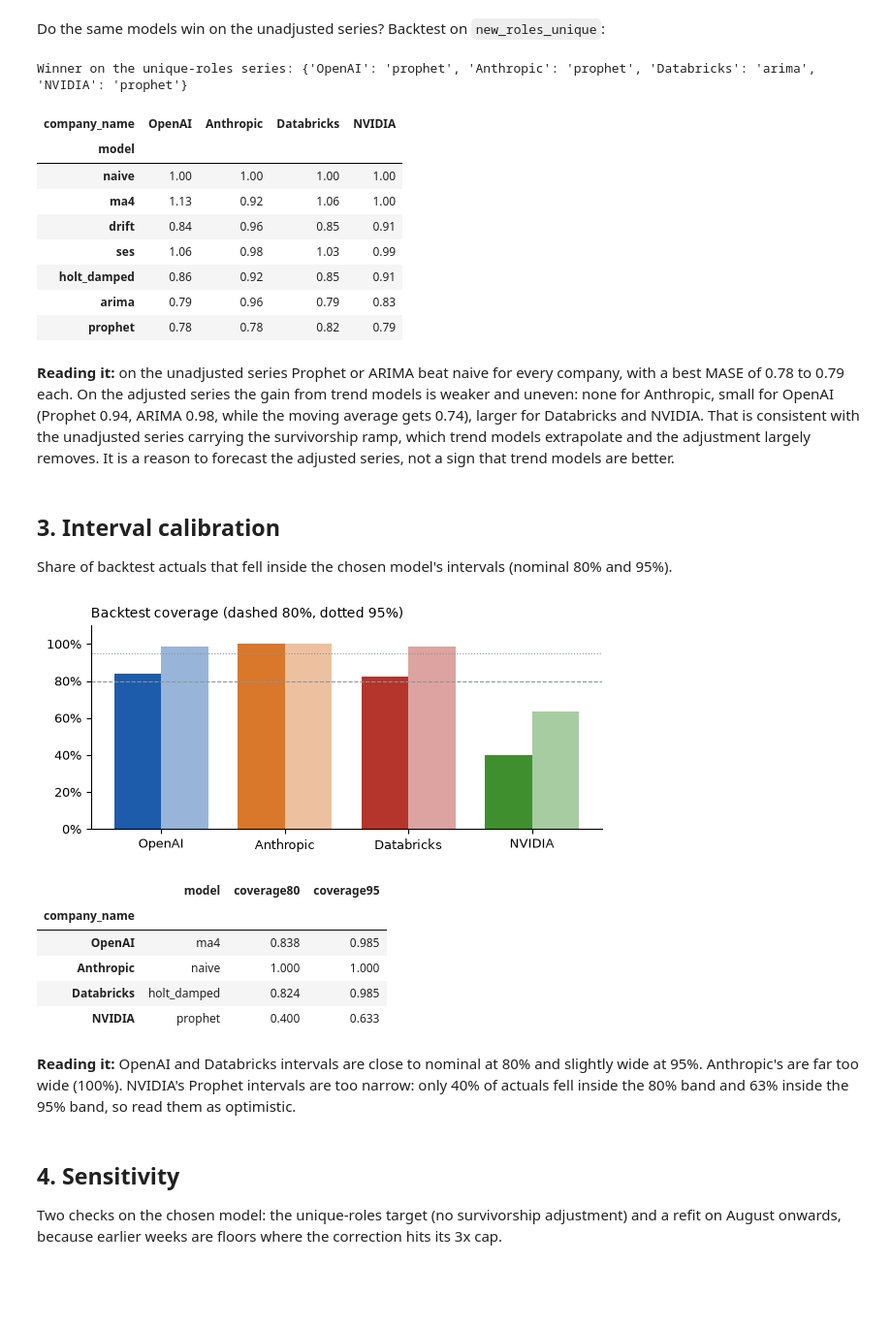
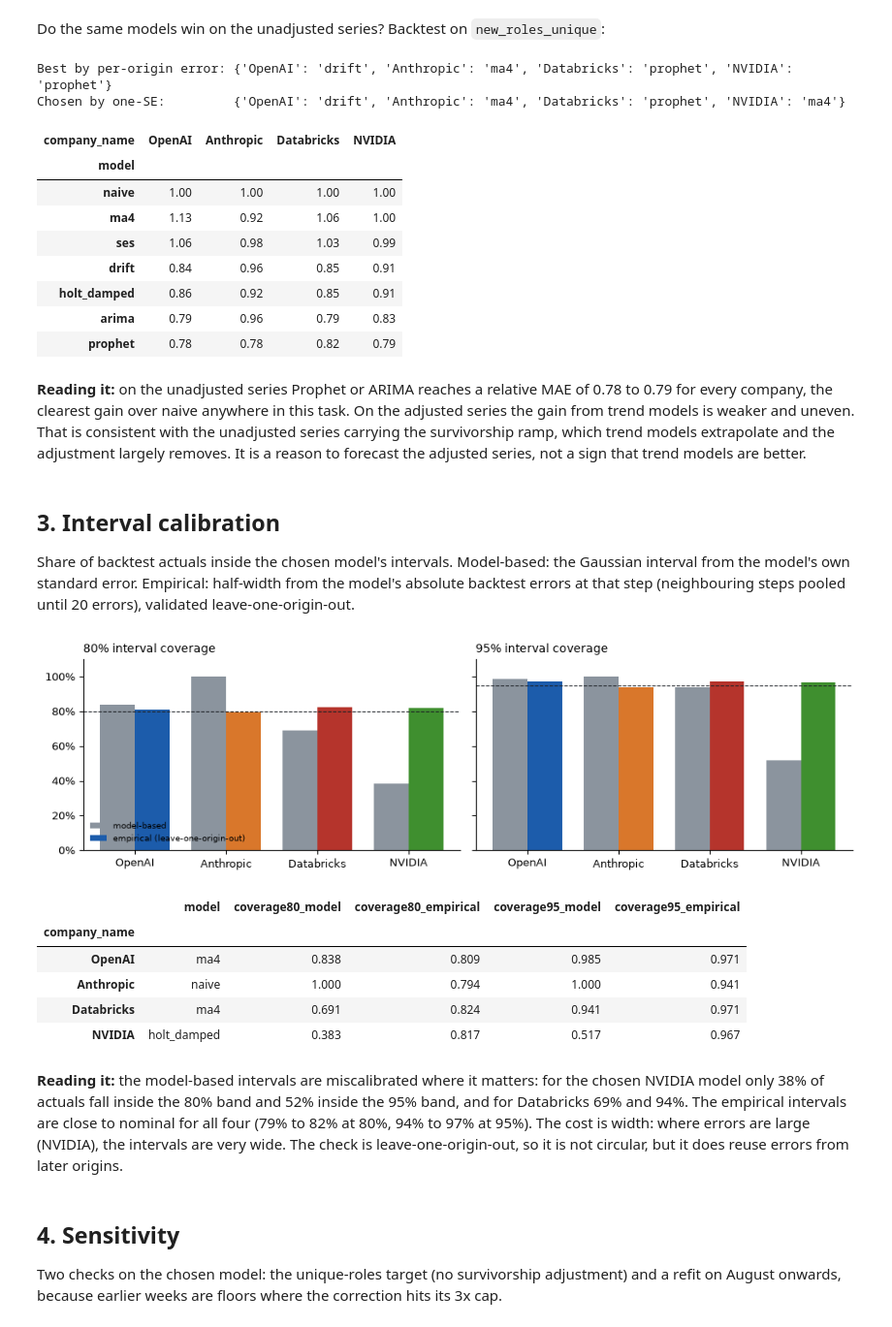
Before and after one commit to abdulhaquemohammed/competitor-demand-prediction, a Jupyter notebook: notebooks/07_forecasting.ipynb, the cells around one changed output. Shown at 97% size. Saved outputs shown, nothing was run; the diff lists cells and outputs as text; code cells hidden in the pictures; blank space fills up the shorter version.

```diff
--- a/notebooks/07_forecasting.ipynb
+++ b/notebooks/07_forecasting.ipynb
@@ -16,8 +16,8 @@ cc = pd.read_csv(P + "forecast_crosscheck.csv")
 ORDER = ["OpenAI", "Anthropic", "Databricks", "NVIDIA"]
 COLOR = {"OpenAI": "#1c5cab", "Anthropic": "#d9772b", "Databricks": "#b5342c", "NVIDIA": "#3f8f2f"}
 GREY = "#8b949e"
-MODELS = ["naive", "ma4", "drift", "ses", "holt_damped", "arima", "prophet"]
+MODELS = ["naive", "ma4", "ses", "drift", "holt_damped", "arima", "prophet"]      # fixed simplicity order
 plt.rcParams.update({"axes.spines.top": False, "axes.spines.right": False, "font.size": 9})
 chosen = bt[(bt.target == "adjusted") & bt.chosen].set_index("company_name")
-chosen[["model", "mae", "mase", "beats_naive", "coverage80", "coverage95", "n_origins"]].reindex(ORDER)
+chosen[["model", "mae", "rel_mae", "origin_mae", "origin_mae_se", "n_origins"]].reindex(ORDER)
 # %% [output]
@@ -81,0 +57,16 @@ m.round(2)
+# %%
+a = bt[bt.target == "adjusted"].set_index(["company_name", "model"])
+fig, axes = plt.subplots(1, 4, figsize=(13, 3.4), sharey=False)
+for ax, c in zip(axes, ORDER):
+    d = a.loc[c].reindex(MODELS)
+    ax.errorbar(range(len(MODELS)), d.origin_mae, yerr=d.origin_mae_se, fmt="o", color=COLOR[c], capsize=3, ms=5)
+    ax.axhline(d.one_se_threshold.iloc[0], color=GREY, ls="--", lw=.9)
+    j = MODELS.index(chosen.loc[c, "model"]); ax.plot(j, d.origin_mae.iloc[j], marker="*", ms=16, color="#1f2328", ls="")
+    ax.set_xticks(range(len(MODELS)), MODELS, rotation=60, fontsize=8)
+    ax.set_title(c, loc="left", fontsize=10, color=COLOR[c], fontweight="bold")
+axes[0].set_ylabel("mean abs error per origin (roles/week)")
+fig.suptitle("Backtest error by model (one SE; dashed = best + 1 SE; star = chosen)", x=0.01, ha="left", fontsize=11)
+plt.tight_layout(); plt.show()
+m = a.reset_index().pivot(index="model", columns="company_name", values="rel_mae").reindex(MODELS)[ORDER]
+print("Relative MAE (backtest MAE / naive backtest MAE on the same origins and steps; below 1 beats naive)")
+m.round(2)
@@ -82,46 +87,51 @@ m.round(2)
 # %% [markdown]
 Do the same models win on the unadjusted series? Backtest on `new_roles_unique`:
 # %%
-mu = bt[bt.target == "unique"].pivot(index="model", columns="company_name", values="mase").reindex(MODELS)[ORDER]
-print("Winner on the unique-roles series:", bt[(bt.target == "unique") & bt.chosen].set_index("company_name").model.reindex(ORDER).to_dict())
+mu = bt[bt.target == "unique"].pivot(index="model", columns="company_name", values="rel_mae").reindex(MODELS)[ORDER]
+print("Best by per-origin error:", bt[(bt.target == "unique") & bt.best_model].set_index("company_name").model.reindex(ORDER).to_dict())
+print("Chosen by one-SE:        ", bt[(bt.target == "unique") & bt.chosen].set_index("company_name").model.reindex(ORDER).to_dict())
 mu.round(2)
 # %% [output]
-Winner on the unique-roles series: {'OpenAI': 'prophet', 'Anthropic': 'prophet', 'Databricks': 'arima', 'NVIDIA': 'prophet'}
+Best by per-origin error: {'OpenAI': 'drift', 'Anthropic': 'ma4', 'Databricks': 'prophet', 'NVIDIA': 'prophet'}
+Chosen by one-SE:         {'OpenAI': 'drift', 'Anthropic': 'ma4', 'Databricks': 'prophet', 'NVIDIA': 'ma4'}
 | company_name | OpenAI | Anthropic | Databricks | NVIDIA |
 | model |  |  |  |  |
 | naive | 1.00 | 1.00 | 1.00 | 1.00 |
 | ma4 | 1.13 | 0.92 | 1.06 | 1.00 |
+| ses | 1.06 | 0.98 | 1.03 | 0.99 |
 | drift | 0.84 | 0.96 | 0.85 | 0.91 |
-| ses | 1.06 | 0.98 | 1.03 | 0.99 |
 | holt_damped | 0.86 | 0.92 | 0.85 | 0.91 |
 | arima | 0.79 | 0.96 | 0.79 | 0.83 |
 | prophet | 0.78 | 0.78 | 0.82 | 0.79 |
 # %% [markdown]
-**Reading it:** on the unadjusted series Prophet or ARIMA beat naive for every company, with a best MASE of 0.78 to 0.79 each. On the adjusted series the gain from trend models is weaker and uneven: none for Anthropic, small for OpenAI (Prophet 0.94, ARIMA 0.98, while the moving average gets 0.74), larger for Databricks and NVIDIA. That is consistent with the unadjusted series carrying the survivorship ramp, which trend models extrapolate and the adjustment largely removes. It is a reason to forecast the adjusted series, not a sign that trend models are better.
+**Reading it:** on the unadjusted series Prophet or ARIMA reaches a relative MAE of 0.78 to 0.79 for every company, the clearest gain over naive anywhere in this task. On the adjusted series the gain from trend models is weaker and uneven. That is consistent with the unadjusted series carrying the survivorship ramp, which trend models extrapolate and the adjustment largely removes. It is a reason to forecast the adjusted series, not a sign that trend models are better.
-# %% [markdown]
-## 3. Interval calibration
-
-Share of backtest actuals that fell inside the chosen model's intervals (nominal 80% and 95%).
+# %% [markdown]
+## 3. Interval calibration
+
+Share of backtest actuals inside the chosen model's intervals. Model-based: the Gaussian interval from the model's own standard error. Empirical: half-width from the model's absolute backtest errors at that step (neighbouring steps pooled until 20 errors), validated leave-one-origin-out.
 # %%
-cal = chosen.loc[ORDER, ["model", "coverage80", "coverage95"]]
-fig, ax = plt.subplots(figsize=(6, 2.8)); x = np.arange(4); w = .38
-ax.bar(x - w/2, cal.coverage80, w, color=[COLOR[c] for c in ORDER], label="80% interval")
-ax.bar(x + w/2, cal.coverage95, w, color=[COLOR[c] for c in ORDER], alpha=.45, label="95% interval")
-ax.axhline(.8, color=GREY, ls="--", lw=.8); ax.axhline(.95, color=GREY, ls=":", lw=.8)
-ax.set_xticks(x, ORDER); ax.yaxis.set_major_formatter(lambda v, _: f"{v:.0%}"); ax.set_ylim(0, 1.1)
-ax.set_title("Backtest coverage (dashed 80%, dotted 95%)", loc="left", fontsize=10)
+c = chosen.loc[ORDER]
+fig, axes = plt.subplots(1, 2, figsize=(10, 3), sharey=True)
+for ax, lvl in zip(axes, ("80", "95")):
+    x = np.arange(4); w = .38
+    ax.bar(x - w/2, c[f"coverage{lvl}_model"], w, color=GREY, label="model-based")
+    ax.bar(x + w/2, c[f"coverage{lvl}_empirical"], w, color=[COLOR[k] for k in ORDER], label="empirical (leave-one-origin-out)")
+    ax.axhline(int(lvl) / 100, color="#1f2328", ls="--", lw=.8)
+    ax.set_xticks(x, ORDER); ax.yaxis.set_major_formatter(lambda v, _: f"{v:.0%}"); ax.set_ylim(0, 1.1)
+    ax.set_title(f"{lvl}% interval coverage", loc="left", fontsize=10)
+axes[0].legend(frameon=False, fontsize=7, loc="lower left")
 plt.tight_layout(); plt.show()
-cal
+c[["model", "coverage80_model", "coverage80_empirical", "coverage95_model", "coverage95_empirical"]]
 # %% [output]
-[figure, old version]
+[figure, new version]
-|  | model | coverage80 | coverage95 |
-| company_name |  |  |  |
-| OpenAI | ma4 | 0.838 | 0.985 |
-| Anthropic | naive | 1.000 | 1.000 |
-| Databricks | holt_damped | 0.824 | 0.985 |
-| NVIDIA | prophet | 0.400 | 0.633 |
+|  | model | coverage80_model | coverage80_empirical | coverage95_model | coverage95_empirical |
+| company_name |  |  |  |  |  |
+| OpenAI | ma4 | 0.838 | 0.809 | 0.985 | 0.971 |
+| Anthropic | naive | 1.000 | 0.794 | 1.000 | 0.941 |
+| Databricks | ma4 | 0.691 | 0.824 | 0.941 | 0.971 |
+| NVIDIA | holt_damped | 0.383 | 0.817 | 0.517 | 0.967 |
-# %% [markdown]
-**Reading it:** OpenAI and Databricks intervals are close to nominal at 80% and slightly wide at 95%. Anthropic's are far too wide (100%). NVIDIA's Prophet intervals are too narrow: only 40% of actuals fell inside the 80% band and 63% inside the 95% band, so read them as optimistic.
+# %% [markdown]
+**Reading it:** the model-based intervals are miscalibrated where it matters: for the chosen NVIDIA model only 38% of actuals fall inside the 80% band and 52% inside the 95% band, and for Databricks 69% and 94%. The empirical intervals are close to nominal for all four (79% to 82% at 80%, 94% to 97% at 95%). The cost is width: where errors are large (NVIDIA), the intervals are very wide. The check is leave-one-origin-out, so it is not circular, but it does reuse errors from later origins.
 # %% [markdown]
 ## 4. Sensitivity
 
```
Also changed, not shown: parts of 15 cells of this notebook, 7 other files.
